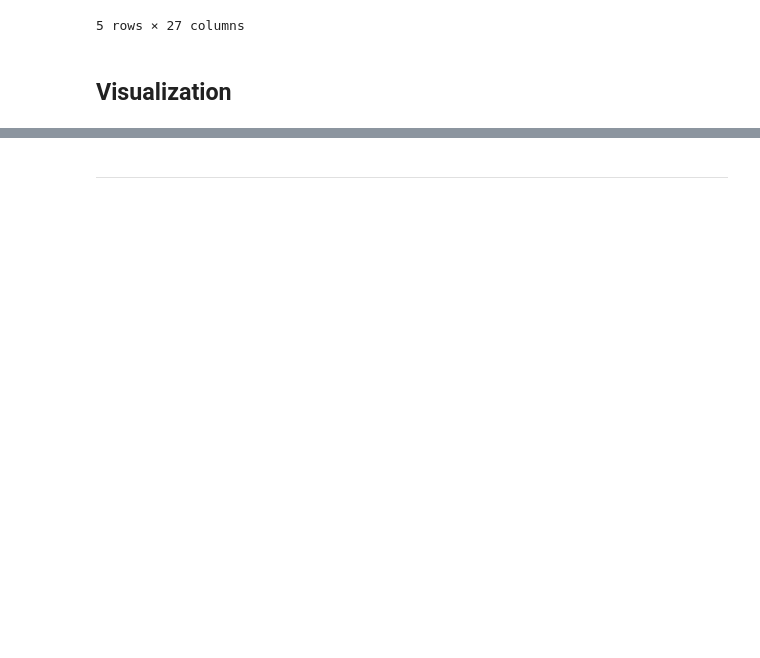
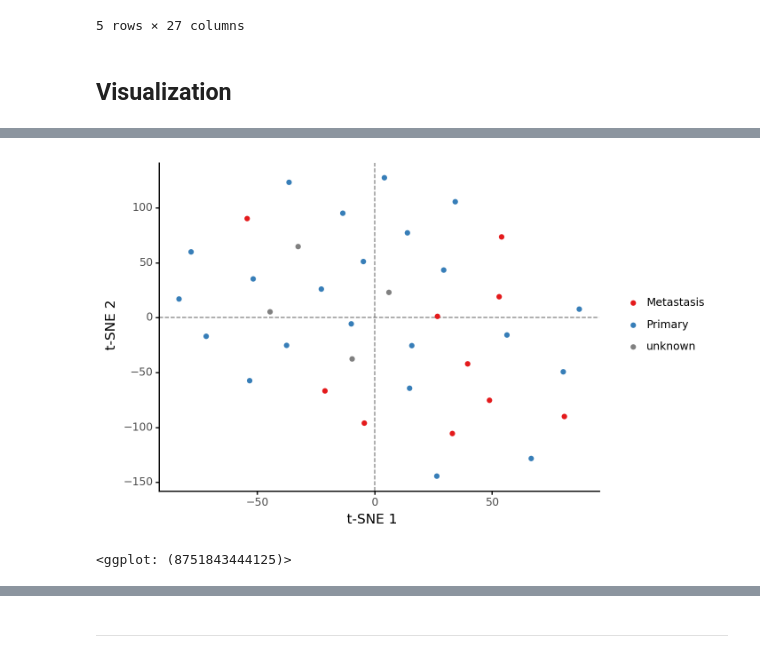
Before and after one commit to Kevin-Haigis-Lab/speclet, a Jupyter notebook: analysis/015_005_exploratory-data-analysis.ipynb, the cells around one changed output, grey strips where cells are left out. Drawn from its saved outputs; the diff is of its cells as text; code cells hidden in the pictures; blank space fills up the shorter version.

```diff
--- a/analysis/015_005_exploratory-data-analysis.ipynb
+++ b/analysis/015_005_exploratory-data-analysis.ipynb
@@ -51,7 +53,7 @@ data.head()
 # %% [markdown]
 ## Visualization
 # %%
-prim_met_pal = ("#e41a1c", "#377eb8", "grey")
+prim_met_pal = (muted_red, muted_blue, "grey")
 
 cell_line_order = (
     data.groupby("depmap_id")["lfc"]
@@ -119,0 +164,36 @@ gene_summary = gene_summary.assign(
+# %%
+X = (
+    data.groupby(["depmap_id", "hugo_symbol"])["lfc"]
+    .agg(np.mean)
+    .reset_index()
+    .pivot("depmap_id", "hugo_symbol", "lfc")
+)
+
+gene_var = X.to_numpy().var(axis=0)
+top_percentile_var = np.percentile(gene_var, 99)
+gene_idx = gene_var >= top_percentile_var
+
+X_embedded = TSNE(n_components=2, init="pca", random_state=RANDOM_SEED).fit_transform(
+    X.to_numpy()[:, gene_idx]
+)
+tsne_res = pd.DataFrame(X_embedded, columns=("x1", "x2")).assign(
+    depmap_id=X.index.values.to_numpy()
+)
+tsne_res = tsne_res.merge(
+    data[["depmap_id", "primary_or_metastasis"]]
+    .drop_duplicates()
+    .reset_index(drop=True)
+)
+
+(
+    ggplot(tsne_res, aes("x1", "x2"))
+    + gg.geom_hline(yintercept=0, alpha=0.5, linetype="--")
+    + gg.geom_vline(xintercept=0, alpha=0.5, linetype="--")
+    + gg.geom_point(aes(color="primary_or_metastasis"))
+    + gg.scale_color_manual(values=prim_met_pal)
+    + gg.theme(legend_title=gg.element_blank())
+    + gg.labs(x="t-SNE 1", y="t-SNE 2")
+)
+# %% [output]
+[figure, added]
+<ggplot: (8751843444125)>
```
Also changed, not shown: parts of 11 cells of this notebook.
